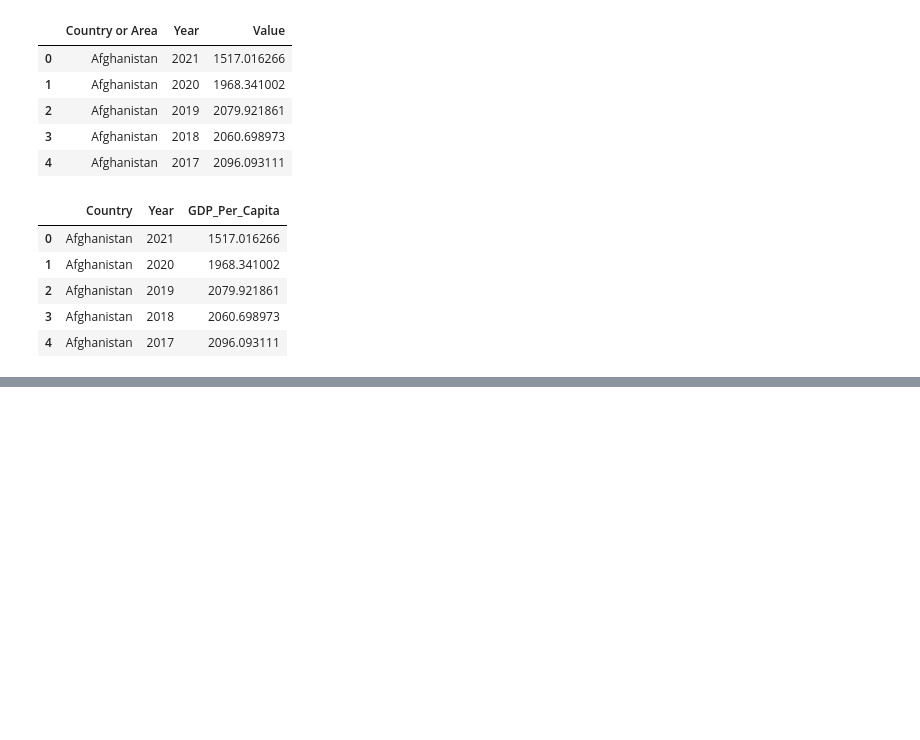
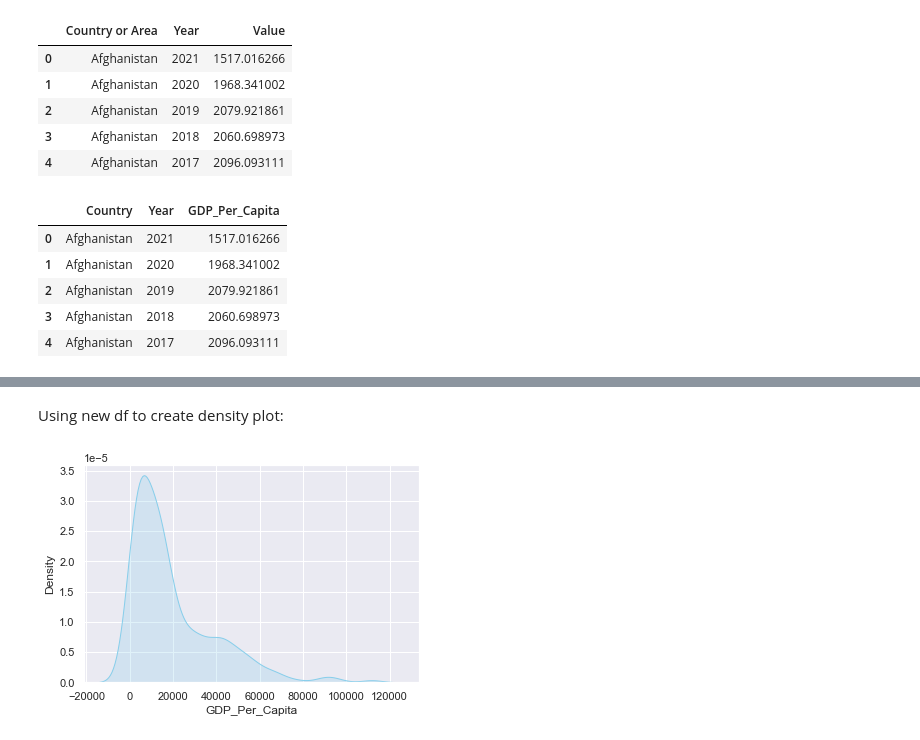
Before and after one commit to NSS-Data-Analytics-Cohort-10/gdp-and-internet-usage-t-white-21, a Jupyter notebook: notebook/un_project.ipynb, the cells around one changed output, grey strips where cells are left out. Saved outputs shown, nothing was run; the diff lists cells and outputs as text; code cells hidden in the pictures; blank space fills up the shorter version.

```diff
--- a/notebook/un_project.ipynb
+++ b/notebook/un_project.ipynb
@@ -75,0 +103,11 @@ dtype: object
+# %% [markdown]
+Using new df to create density plot:
+# %%
+sns.set(style="darkgrid")
+df = sns.load_dataset('iris')
+
+# Large bandwidth
+sns.kdeplot(gdp_df_2020['GDP_Per_Capita'], shade=True, bw_method=0.25, color="skyblue")
+plt.show()
+# %% [output]
+[figure, added]
```
Also changed, not shown: parts of 24 cells of this notebook.
